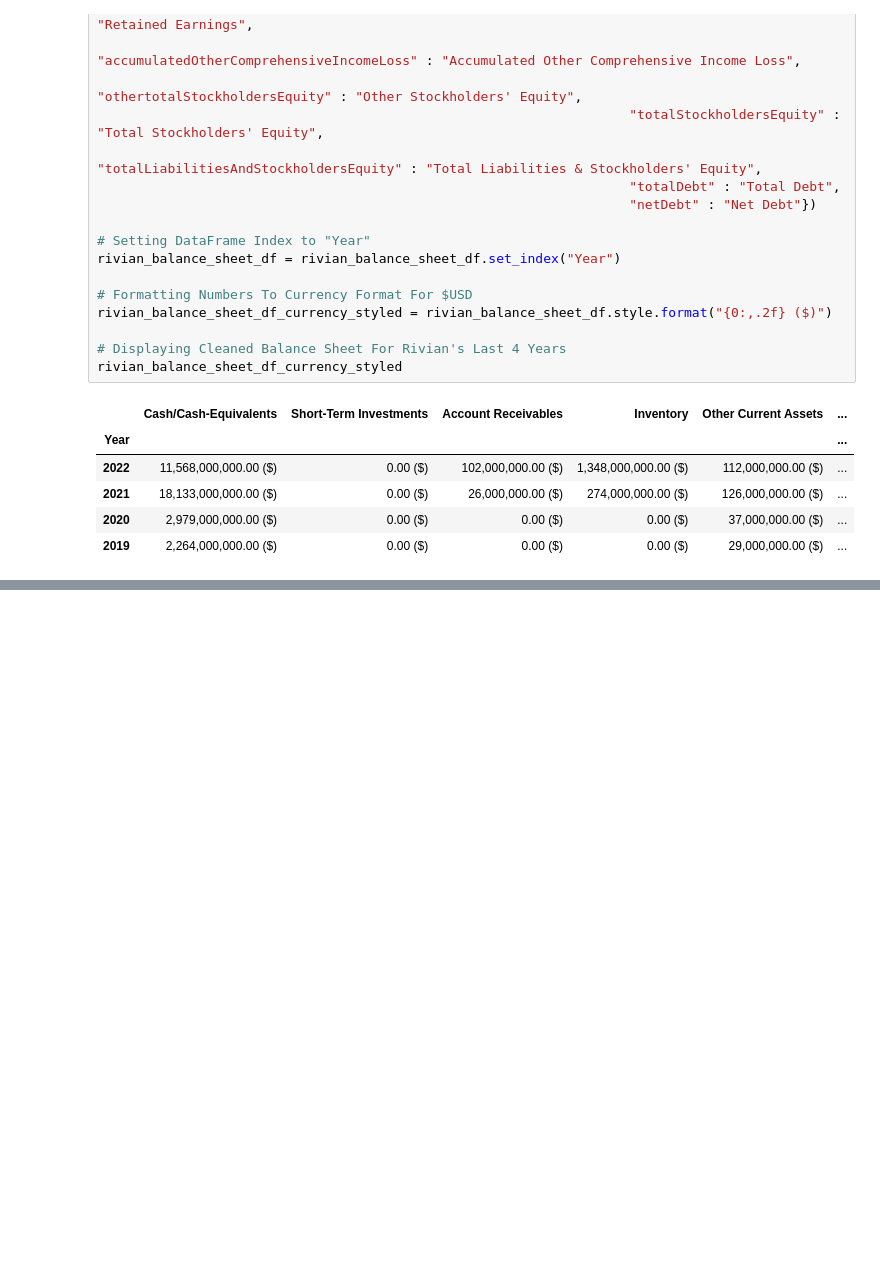
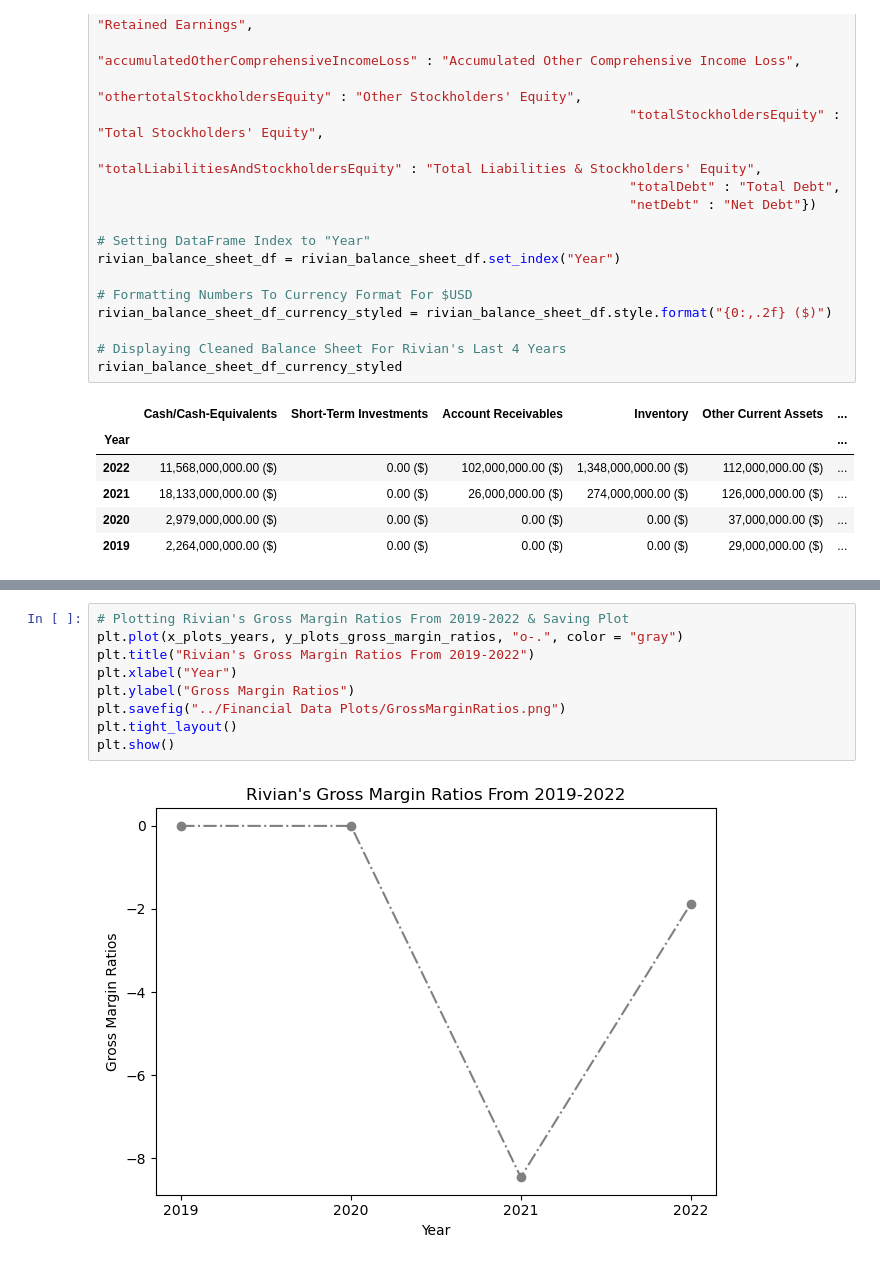
Before and after one commit to Khoi-Duong/Rivian-Inc.-Financials, a Jupyter notebook: Rivian_Financials_FinalCode/Rivian Financial Data.ipynb, the cells around one changed output, grey strips where cells are left out. Saved outputs shown, nothing was run; the diff lists cells and outputs as text; blank space fills up the shorter version.

Commit message:
saving plots created as png

```diff
--- a/Rivian_Financials_FinalCode/Rivian Financial Data.ipynb
+++ b/Rivian_Financials_FinalCode/Rivian Financial Data.ipynb
@@ -463,0 +428,11 @@ plt.show()
+# %%
+# Plotting Rivian's Gross Margin Ratios From 2019-2022 & Saving Plot
+plt.plot(x_plots_years, y_plots_gross_margin_ratios, "o-.", color = "gray")
+plt.title("Rivian's Gross Margin Ratios From 2019-2022")
+plt.xlabel("Year")
+plt.ylabel("Gross Margin Ratios")
+plt.savefig("../Financial Data Plots/GrossMarginRatios.png")
+plt.tight_layout()
+plt.show()
+# %% [output]
+[figure, added]
```
Also changed, not shown: parts of 28 cells of this notebook, 10 other files.
